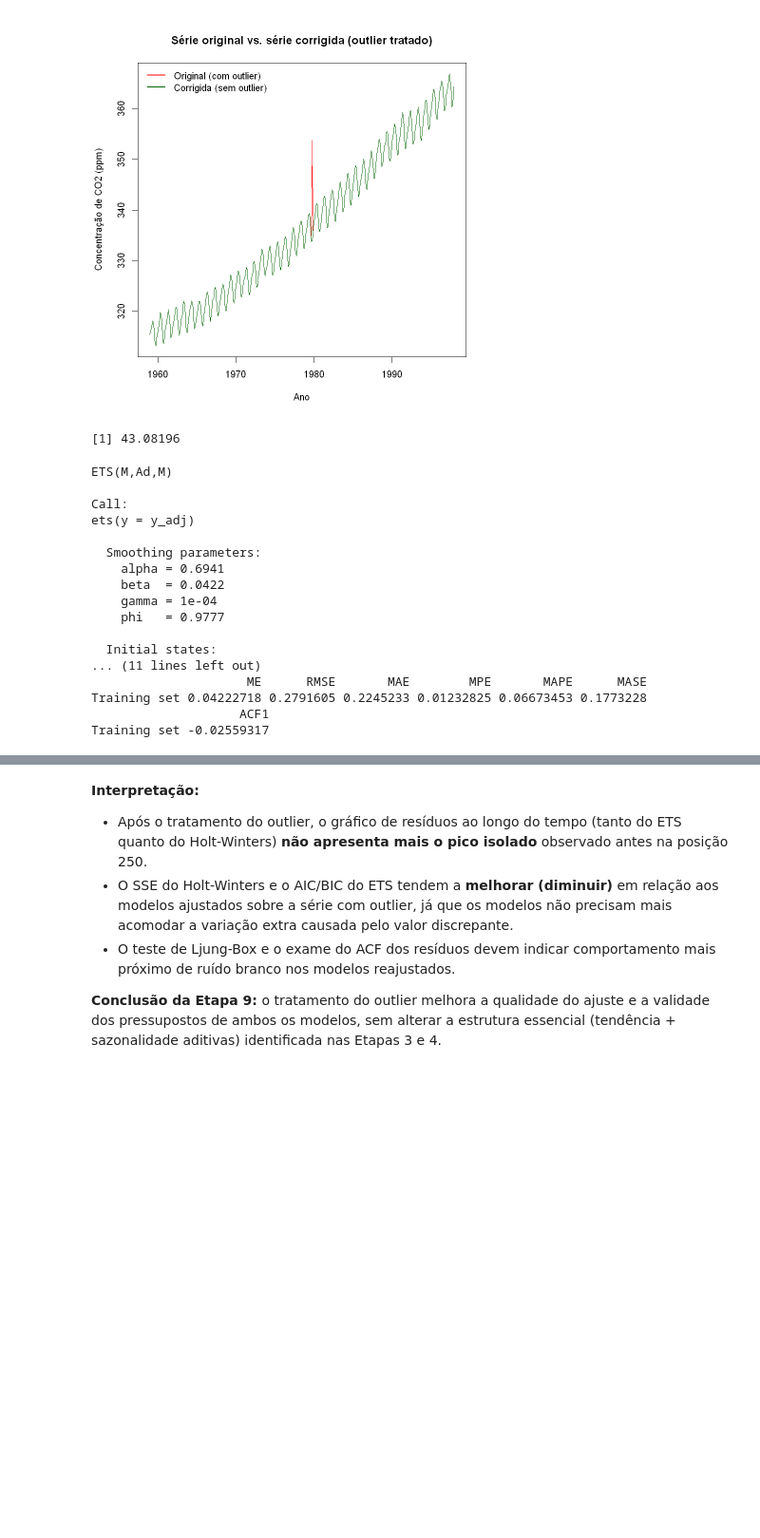
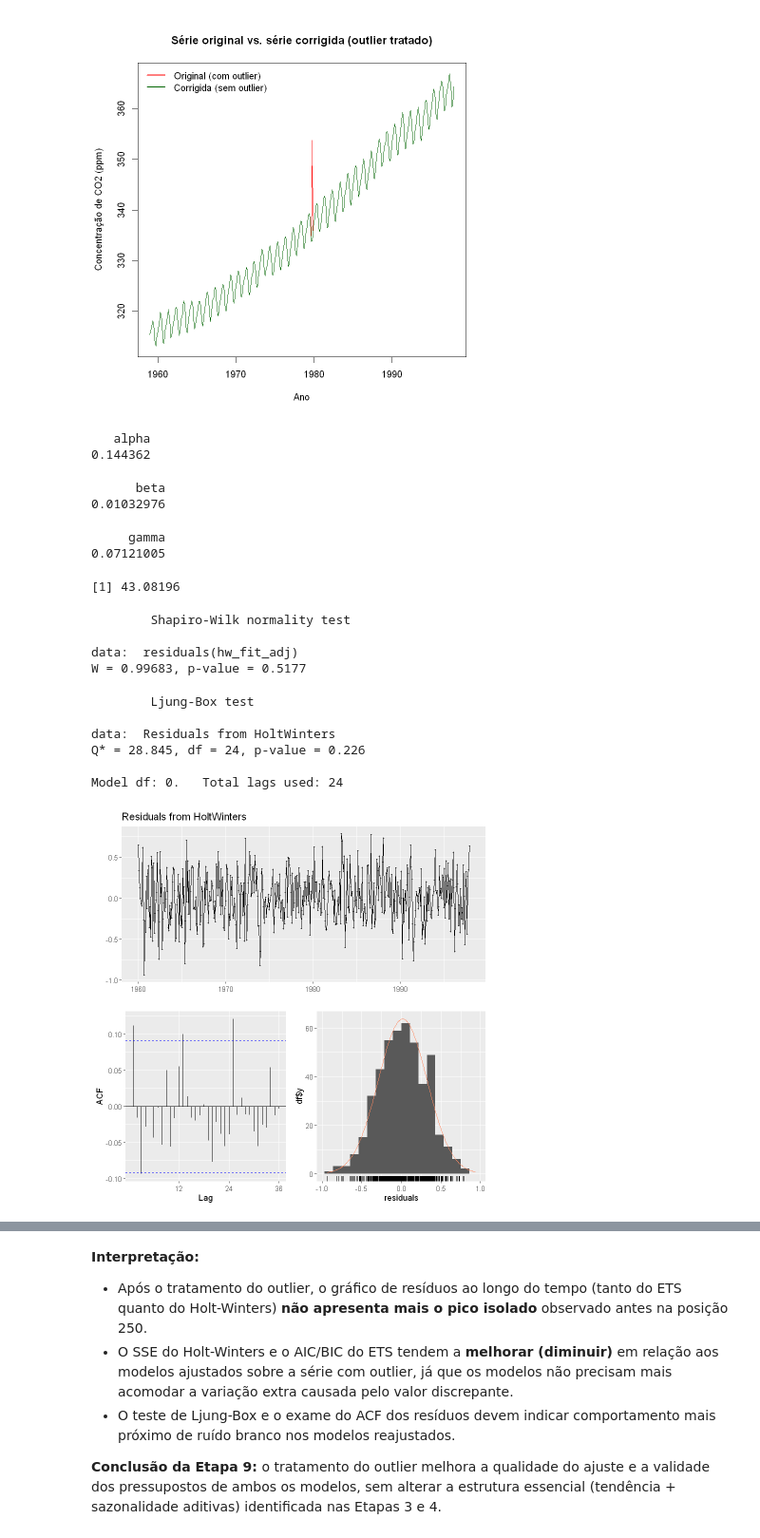
Before and after one commit to Marcehlin/Atividades-2026_1, a Jupyter notebook: Séries Temporais/Lista 5/Ex2/Serie_CO2_Exercicio2.ipynb, the cells around one changed output, grey strips where cells are left out. Shown at 95% size. Drawn from its saved outputs; the diff is of its cells as text; code cells hidden in the pictures; blank space fills up the shorter version.

```diff
--- a/Séries Temporais/Lista 5/Ex2/Serie_CO2_Exercicio2.ipynb
+++ b/Séries Temporais/Lista 5/Ex2/Serie_CO2_Exercicio2.ipynb
@@ -393,27 +406,28 @@ legend("topleft", legend = c("Original (com outlier)", "Corrigida (sem outlier)"
 # %%
 # Reajuste do Holt-Winters sobre a série corrigida
 hw_fit_adj <- HoltWinters(y_adj, seasonal = "additive")
+hw_fit$alpha; hw_fit$beta; hw_fit$gamma
 hw_fit_adj$SSE
 
-# Reajuste do ETS sobre a série corrigida
-ets_fit_adj <- ets(y_adj)
-summary(ets_fit_adj)
+shapiro.test(residuals(hw_fit_adj))
+
+checkresiduals(hw_fit_adj)
 # %% [output]
-[1] 43.08196
+   alpha
+0.144362
-ETS(M,Ad,M)
-
-Call:
-ets(y = y_adj)
-
-  Smoothing parameters:
-    alpha = 0.6941
-    beta  = 0.0422
-    gamma = 1e-04
-    phi   = 0.9777
-
-  Initial states:
-... (11 lines left out)
-                     ME      RMSE       MAE        MPE       MAPE      MASE
-Training set 0.04222718 0.2791605 0.2245233 0.01232825 0.06673453 0.1773228
-                    ACF1
-Training set -0.02559317
+      beta
+0.01032976
+     gamma
+0.07121005
+[1] 43.08196
+        Shapiro-Wilk normality test
+
+data:  residuals(hw_fit_adj)
+W = 0.99683, p-value = 0.5177
+        Ljung-Box test
+
+data:  Residuals from HoltWinters
+Q* = 28.845, df = 24, p-value = 0.226
+
+Model df: 0.   Total lags used: 24
+[figure, added]
```
Also changed, not shown: parts of 6 cells of this notebook, 3 other files.
